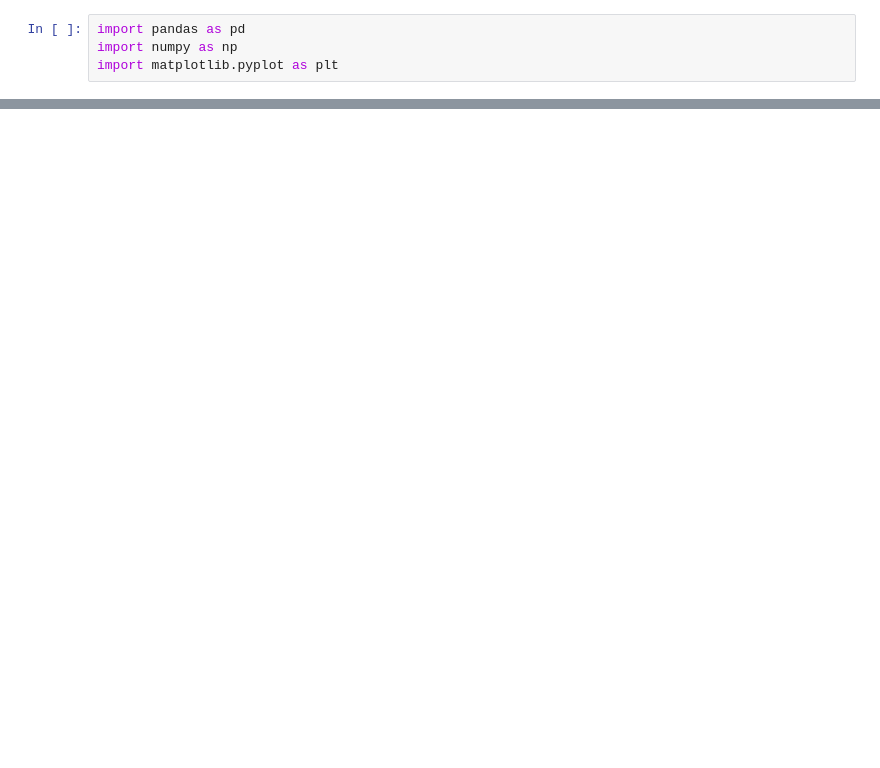
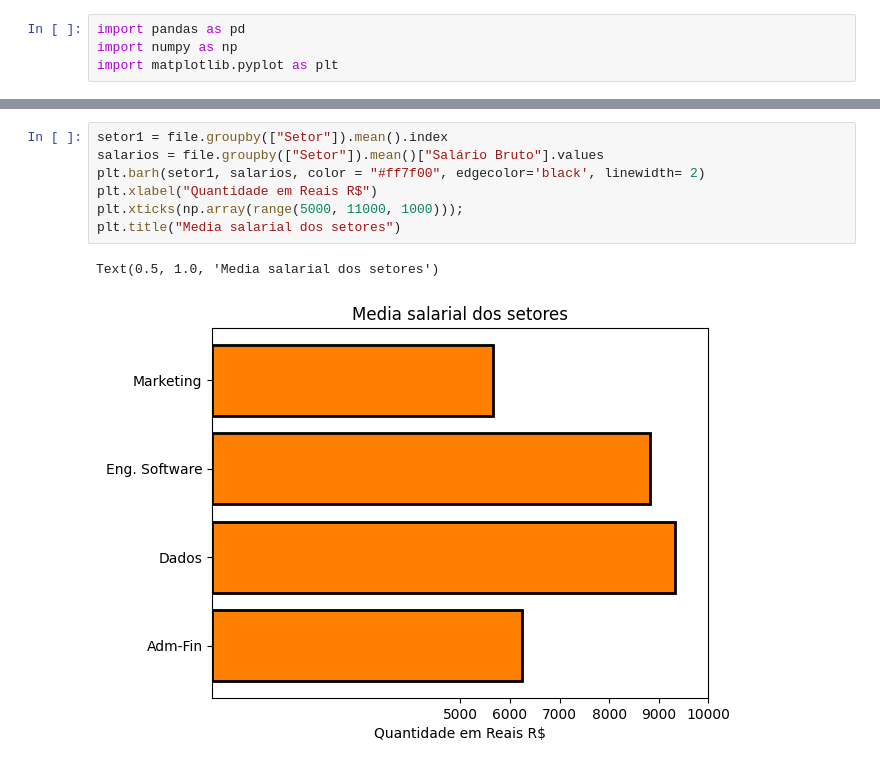
Before and after one commit to gabrielIbrahim/projeto-integrador-IV, a Jupyter notebook: notebooks/Visualizacoes_RH.ipynb, the cells around one changed output, grey strips where cells are left out. Cells and saved outputs as stored; diff of their text form; blank space fills up the shorter version.

```diff
--- a/notebooks/Visualizacoes_RH.ipynb
+++ b/notebooks/Visualizacoes_RH.ipynb
@@ -70,0 +84,10 @@ plt.xlabel("NPS interno");
+# %%
+setor1 = file.groupby(["Setor"]).mean().index
+salarios = file.groupby(["Setor"]).mean()["Salário Bruto"].values
+plt.barh(setor1, salarios, color = "#ff7f00", edgecolor='black', linewidth= 2)
+plt.xlabel("Quantidade em Reais R$")
+plt.xticks(np.array(range(5000, 11000, 1000)));
+plt.title("Media salarial dos setores")
+# %% [output]
+Text(0.5, 1.0, 'Media salarial dos setores')
+[figure, added]
```
Also changed, not shown: parts of 10 cells of this notebook.
